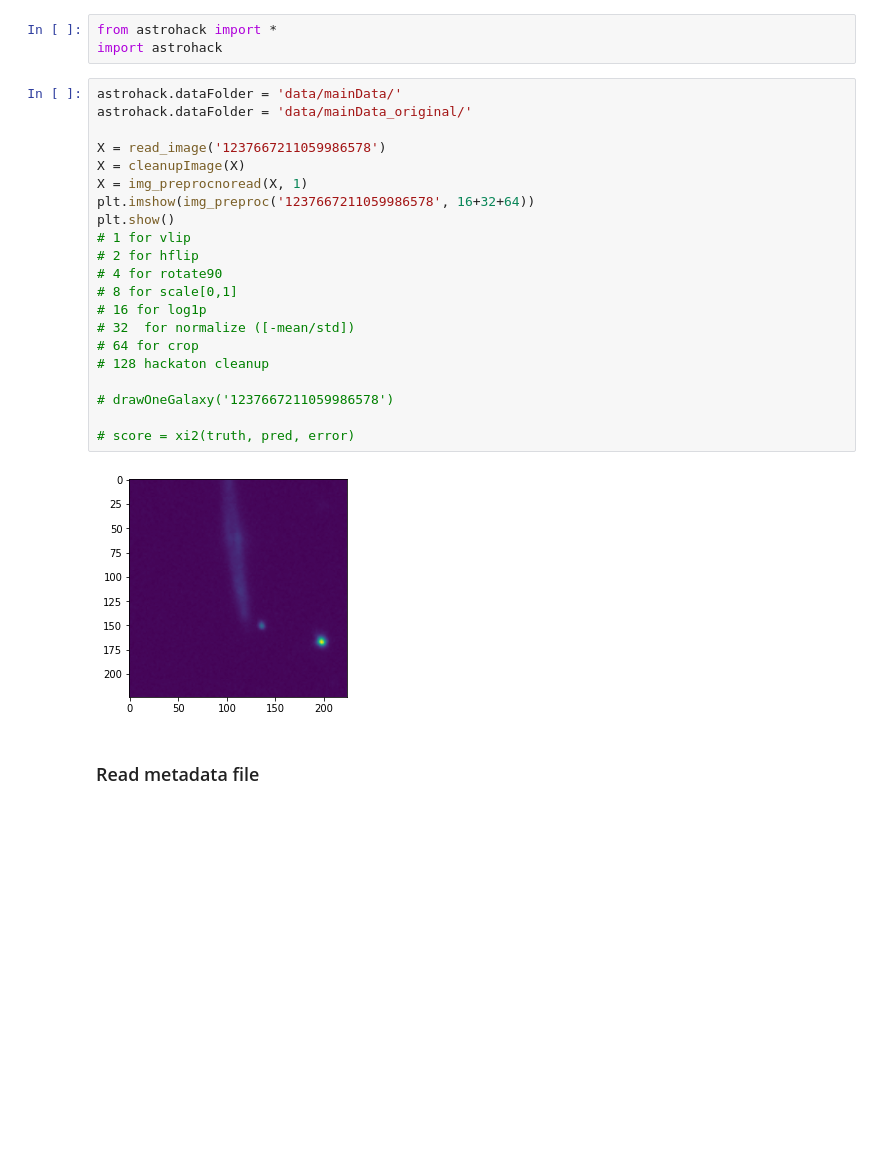
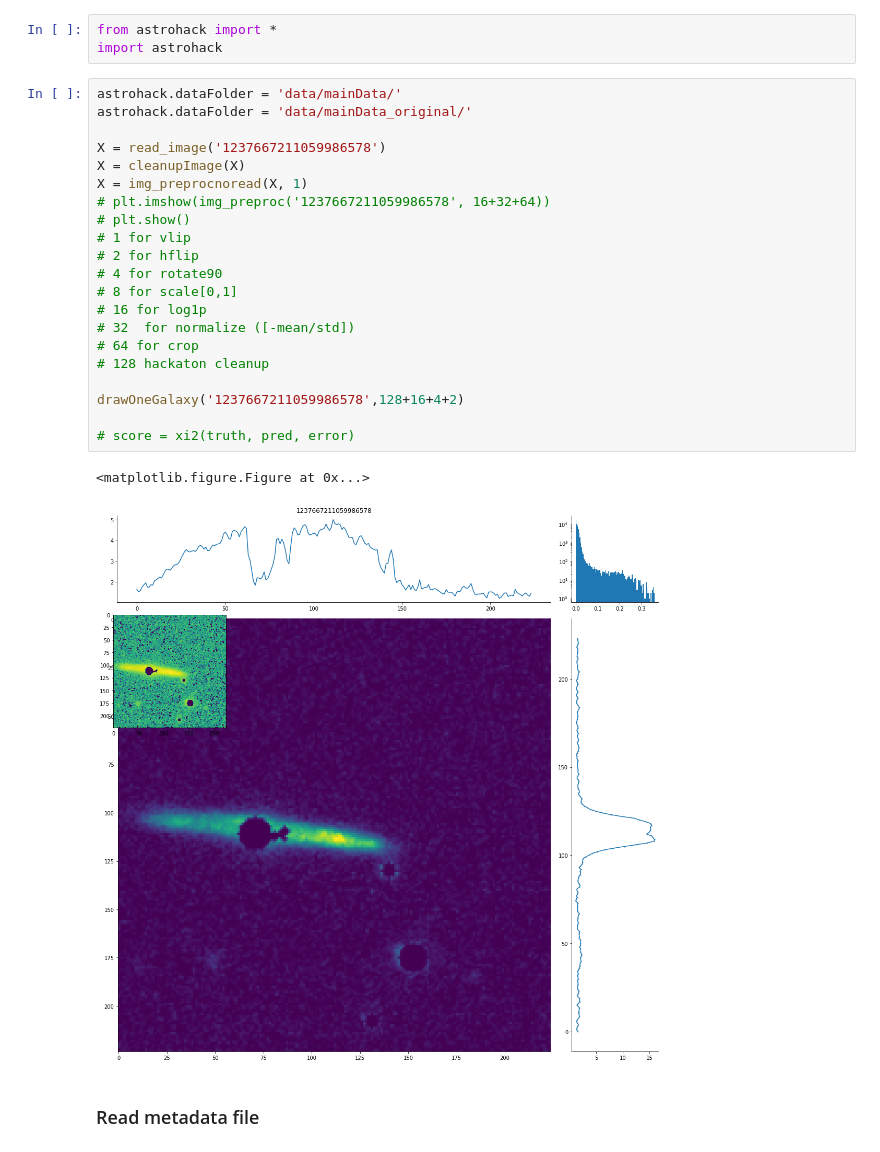
Before and after one commit to NakramR/astrohack, a Jupyter notebook: cleanWorkbookEasyStart.ipynb, the cells around one changed output. Cells and saved outputs as stored; diff of their text form; blank space fills up the shorter version.

```diff
--- a/cleanWorkbookEasyStart.ipynb
+++ b/cleanWorkbookEasyStart.ipynb
@@ -27,26 +24,27 @@ import astrohack
 # %%
 astrohack.dataFolder = 'data/mainData/'
 astrohack.dataFolder = 'data/mainData_original/'
 
 X = read_image('1237667211059986578')
 X = cleanupImage(X)
 X = img_preprocnoread(X, 1)
-plt.imshow(img_preproc('1237667211059986578', 16+32+64))
-plt.show()
+# plt.imshow(img_preproc('1237667211059986578', 16+32+64))
+# plt.show()
 # 1 for vlip
 # 2 for hflip
 # 4 for rotate90
 # 8 for scale[0,1]
 # 16 for log1p
 # 32  for normalize ([-mean/std])
 # 64 for crop
 # 128 hackaton cleanup
 
-# drawOneGalaxy('1237667211059986578')
+drawOneGalaxy('1237667211059986578',128+16+4+2)
 
 # score = xi2(truth, pred, error)
 # %% [output]
+<matplotlib.figure.Figure at 0x...>
-[figure, old version]
+[figure, new version]
 # %% [markdown]
 ### Read metadata file
 # %%
```
Also changed, not shown: parts of 2 cells of this notebook, 2 other files.
